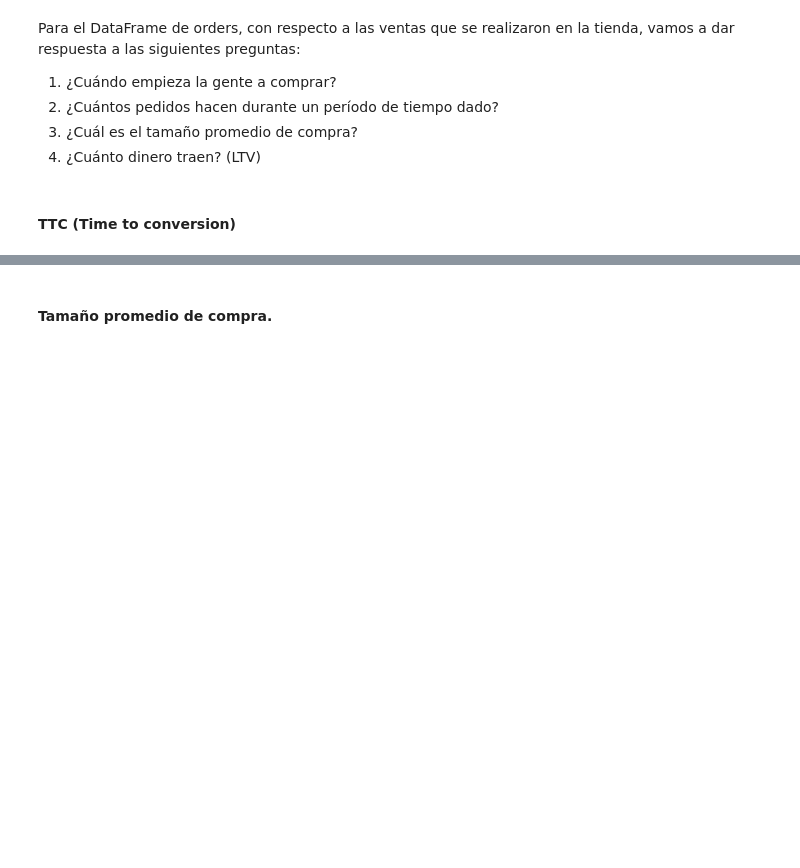
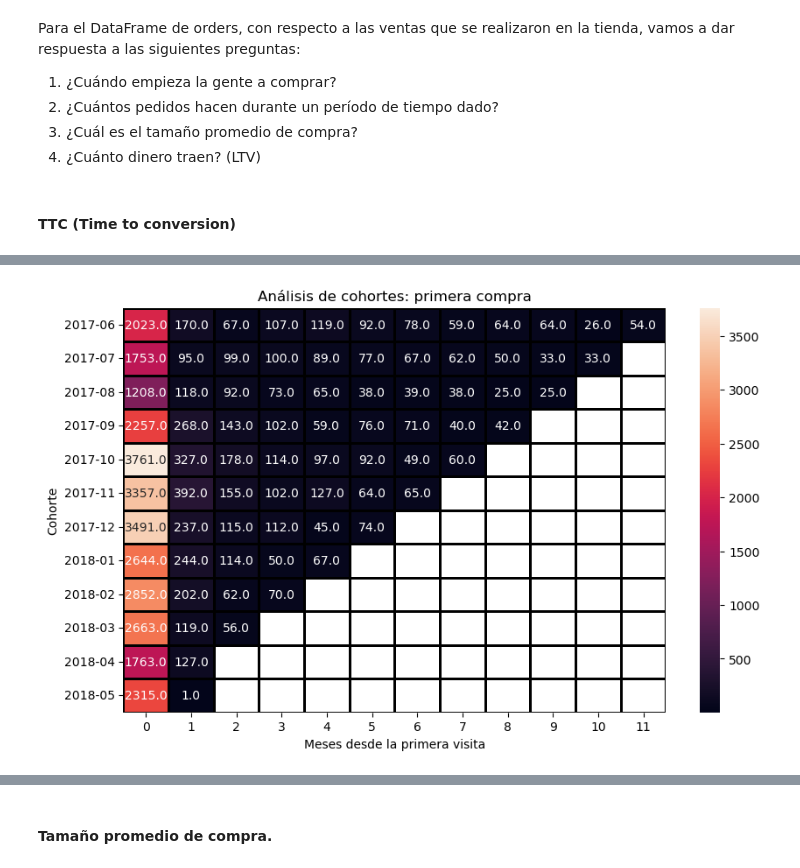
Before and after one commit to Sanlc10/showz_marketing_performance_analysis, a Jupyter notebook: Notebooks/EDA.ipynb, the cells around one changed output, grey strips where cells are left out. Cells and saved outputs as stored; diff of their text form; code cells hidden in the pictures; blank space fills up the shorter version.

```diff
--- a/Notebooks/EDA.ipynb
+++ b/Notebooks/EDA.ipynb
@@ -354,0 +382,10 @@ Time to conversion: 16.895901212934316 days
+# %%
+#Vamos a crear un mapa de calor para visualizar a las cohortes.
+plt.figure(figsize=(10, 6))
+sns.heatmap(cohort_matrix, annot=True, fmt='.1f', linewidths=1, linecolor='black')
+plt.title('Análisis de cohortes: primera compra')
+plt.xlabel('Meses desde la primera visita')
+plt.ylabel('Cohorte')
+plt.show()
+# %% [output]
+[figure, added]
```
Also changed, not shown: parts of 25 cells of this notebook.
